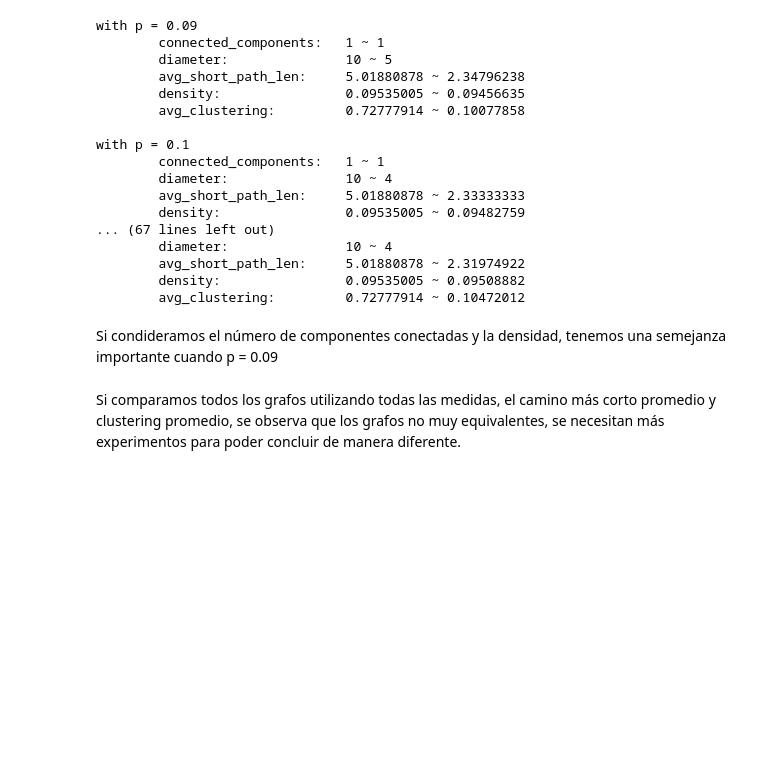
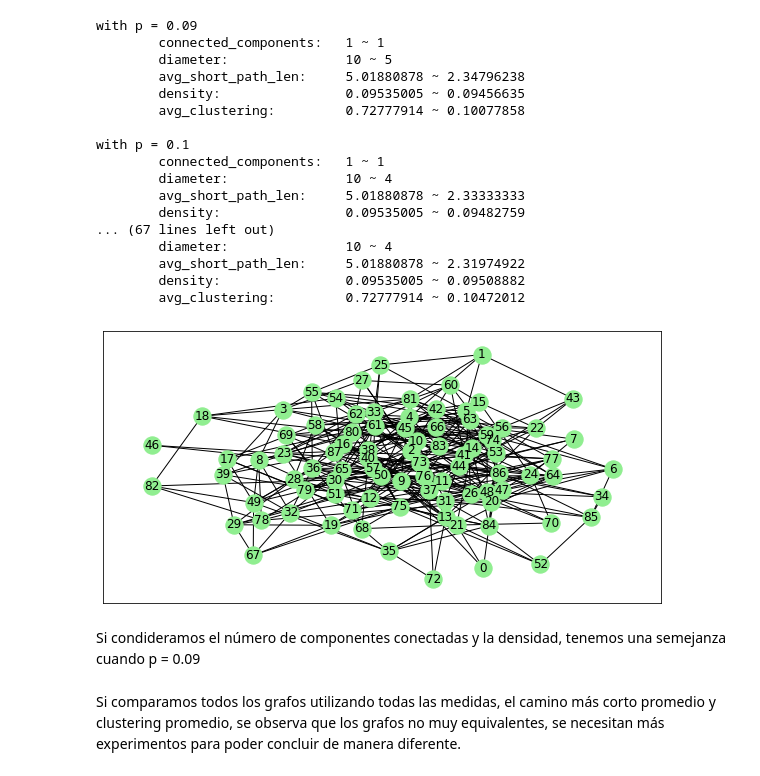
Before and after one commit to cvaldivia/ciencia-redes, a Jupyter notebook: tarea1/tarea1.ipynb, the cells around one changed output. Cells and saved outputs as stored; diff of their text form; code cells hidden in the pictures; blank space fills up the shorter version.

```diff
--- a/tarea1/tarea1.ipynb
+++ b/tarea1/tarea1.ipynb
@@ -287,7 +294,18 @@ with p = 0.1
         avg_short_path_len:     5.01880878 ~ 2.31974922
         density:                0.09535005 ~ 0.09508882
         avg_clustering:         0.72777914 ~ 0.10472012
+# %%
+# Generar grafo con el modelo erdos_renyi
+G = nx.erdos_renyi_graph(88, 0.09)
+
+# Graficar
+plt.figure(figsize=(10,5))
+ax = plt.gca()
+
+nx.draw_networkx(G, node_color='lightgreen', ax=ax)
+# %% [output]
+[figure, added]
 # %% [markdown]
-Si condideramos el número de componentes conectadas y la densidad, tenemos una semejanza importante cuando p = 0.09
+Si condideramos el número de componentes conectadas y la densidad, tenemos una semejanza cuando p = 0.09
 # %% [markdown]
 Si comparamos todos los grafos utilizando todas las medidas, el camino más corto promedio y clustering promedio, se observa que los grafos no muy equivalentes, se necesitan más experimentos para poder concluir de manera diferente.
```
Also changed, not shown: parts of 3 cells of this notebook.
